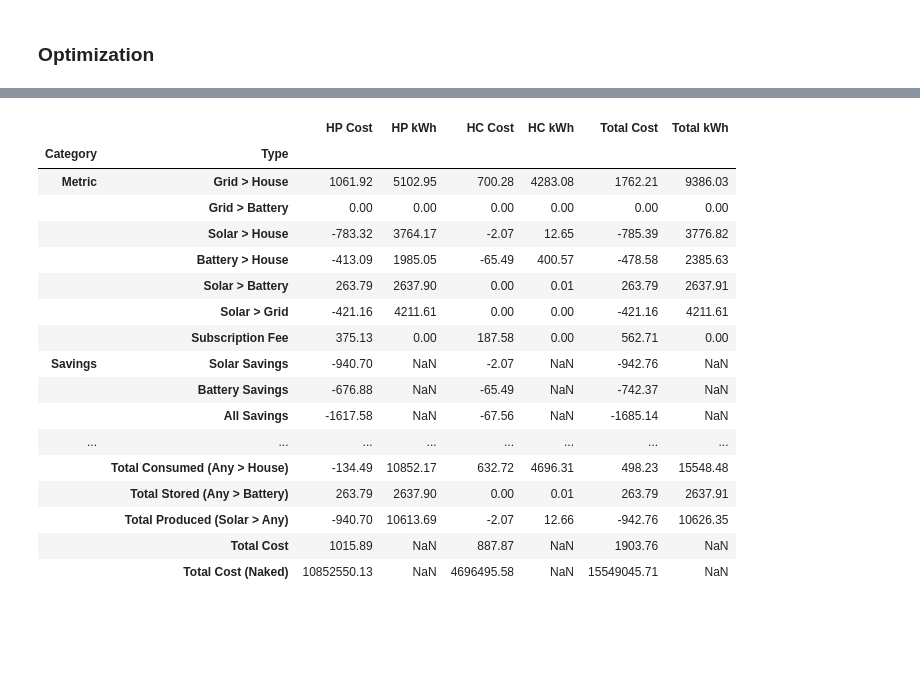
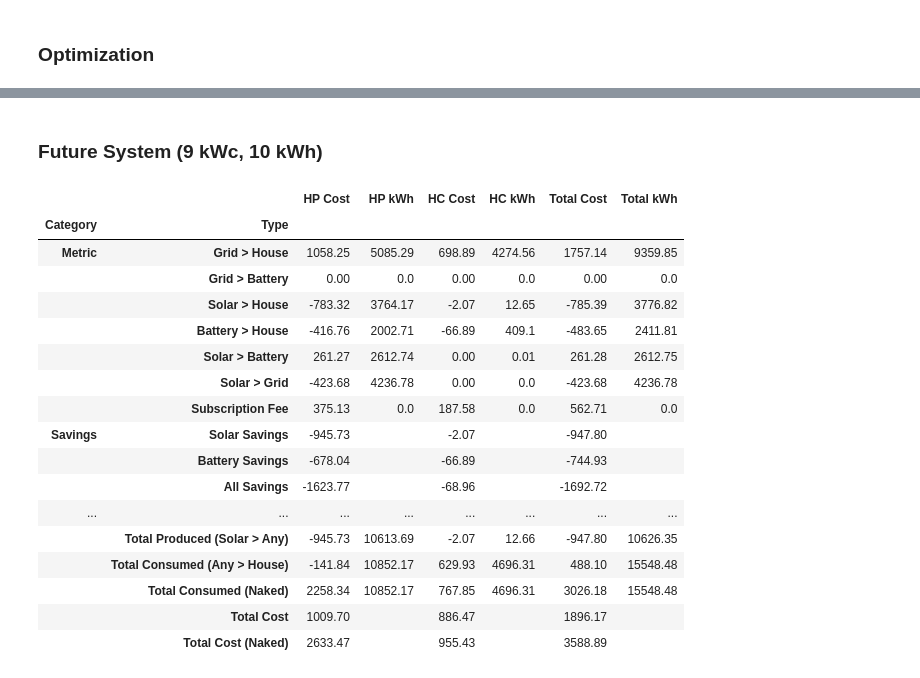
Before and after one commit to braibaud/EnphaseAnalysis, a Jupyter notebook: Report Analysis.ipynb, the cells around one changed output, grey strips where cells are left out. Saved outputs shown, nothing was run; the diff lists cells and outputs as text; code cells hidden in the pictures; blank space fills up the shorter version.

```diff
--- a/Report Analysis.ipynb
+++ b/Report Analysis.ipynb
@@ -1642,3 +1019,6 @@ battery_efficiency_pc = 95
+# %%
+start_date_text = "2024-09-01"
+end_date_text = "2025-08-31"
 # %% [markdown]
 ### Loading Data
 # %%
@@ -1647,19 +1027,20 @@ raw_df = load_and_prepare_data(
     columns_map)
 # %%
 # Define ranges to test
-solar_capacities = [6000.0, 9000.0, 12000.0]
-battery_capacities = [0.0, 10000.0, 15000.0]
+solar_capacities = [6000.0, 9000.0]
+battery_capacities = [0.0, 10000.0]
 # %% [markdown]
 ### Optimization
 # %%
 all_results = []
 detailed_results = []
+raw_data_results = []
 # %%
 index = 0
 
-for enable_hc_charging in [False]:
+for enable_hc_charging in [True, False]:
 
-    results = optimize_capacity_v2(
+    results = optimize_capacity(
         raw_df,
         wh_price_sale_eur,
         wh_price_high_eur,
@@ -1676,15 +1057,14 @@ for enable_hc_charging in [False]:
 
     for result in results:
 
-        df = plot_battery_soc_v2(
+        df = process_battery_data(
             result['data'],
-            "2024-09-01",
-            "2025-08-31",
+            start_date_text,
+            end_date_text,
             wh_price_high_eur,
             wh_price_low_eur,
             wh_price_sale_eur,
-            subscription_monthly_fee_eur,
-            plot_chart=False)
+            subscription_monthly_fee_eur)
 
         all_result = {}
         all_result['HC Charging'] = enable_hc_charging
@@ -1692,11 +1072,13 @@ for enable_hc_charging in [False]:
         all_result['Battery Capacity'] = int(result["battery_capacity"]/1000.0)
         all_result['Solar Savings'] = df.loc[('Savings', 'Solar Savings')]['Total Cost']
         all_result['Battery Savings'] = df.loc[('Savings', 'Battery Savings')]['Total Cost']
+        all_result['Total Savings'] = df.loc[('Savings', 'All Savings')]['Total Cost']
         all_result['Total Cost'] = df.loc[('Total', 'Total Cost')]['Total Cost']
         all_result['index'] = index
 
         all_results.append(all_result)
         detailed_results.append(df)
+        raw_data_results.append(result['data'])
 
         index += 1
 # %%
@@ -1721,0 +1127,2 @@ df_9_10 = detailed_results[int(all_results_df.loc[False, 9, 10]['index'])]
+# %% [markdown]
+### Future System (9 kWc, 10 kWh)
@@ -1722,21 +1132,21 @@ df_9_10 = detailed_results[int(all_results_df.loc[False, 9, 10]['index'])]
 # %%
-df_9_10
+df_9_10.fillna('')
 # %% [output]
 |  |  | HP Cost | HP kWh | HC Cost | HC kWh | Total Cost | Total kWh |
 | Category | Type |  |  |  |  |  |  |
-| Metric | Grid > House | 1061.92 | 5102.95 | 700.28 | 4283.08 | 1762.21 | 9386.03 |
-|  | Grid > Battery | 0.00 | 0.00 | 0.00 | 0.00 | 0.00 | 0.00 |
+| Metric | Grid > House | 1058.25 | 5085.29 | 698.89 | 4274.56 | 1757.14 | 9359.85 |
+|  | Grid > Battery | 0.00 | 0.0 | 0.00 | 0.0 | 0.00 | 0.0 |
 |  | Solar > House | -783.32 | 3764.17 | -2.07 | 12.65 | -785.39 | 3776.82 |
-|  | Battery > House | -413.09 | 1985.05 | -65.49 | 400.57 | -478.58 | 2385.63 |
-|  | Solar > Battery | 263.79 | 2637.90 | 0.00 | 0.01 | 263.79 | 2637.91 |
-|  | Solar > Grid | -421.16 | 4211.61 | 0.00 | 0.00 | -421.16 | 4211.61 |
-|  | Subscription Fee | 375.13 | 0.00 | 187.58 | 0.00 | 562.71 | 0.00 |
-| Savings | Solar Savings | -940.70 | NaN | -2.07 | NaN | -942.76 | NaN |
-|  | Battery Savings | -676.88 | NaN | -65.49 | NaN | -742.37 | NaN |
-|  | All Savings | -1617.58 | NaN | -67.56 | NaN | -1685.14 | NaN |
+|  | Battery > House | -416.76 | 2002.71 | -66.89 | 409.1 | -483.65 | 2411.81 |
+|  | Solar > Battery | 261.27 | 2612.74 | 0.00 | 0.01 | 261.28 | 2612.75 |
+|  | Solar > Grid | -423.68 | 4236.78 | 0.00 | 0.0 | -423.68 | 4236.78 |
+|  | Subscription Fee | 375.13 | 0.0 | 187.58 | 0.0 | 562.71 | 0.0 |
+| Savings | Solar Savings | -945.73 |  | -2.07 |  | -947.80 |  |
+|  | Battery Savings | -678.04 |  | -66.89 |  | -744.93 |  |
+|  | All Savings | -1623.77 |  | -68.96 |  | -1692.72 |  |
 | ... | ... | ... | ... | ... | ... | ... | ... |
-|  | Total Consumed (Any > House) | -134.49 | 10852.17 | 632.72 | 4696.31 | 498.23 | 15548.48 |
-|  | Total Stored (Any > Battery) | 263.79 | 2637.90 | 0.00 | 0.01 | 263.79 | 2637.91 |
-|  | Total Produced (Solar > Any) | -940.70 | 10613.69 | -2.07 | 12.66 | -942.76 | 10626.35 |
-|  | Total Cost | 1015.89 | NaN | 887.87 | NaN | 1903.76 | NaN |
-|  | Total Cost (Naked) | 10852550.13 | NaN | 4696495.58 | NaN | 15549045.71 | NaN |
+|  | Total Produced (Solar > Any) | -945.73 | 10613.69 | -2.07 | 12.66 | -947.80 | 10626.35 |
+|  | Total Consumed (Any > House) | -141.84 | 10852.17 | 629.93 | 4696.31 | 488.10 | 15548.48 |
+|  | Total Consumed (Naked) | 2258.34 | 10852.17 | 767.85 | 4696.31 | 3026.18 | 15548.48 |
+|  | Total Cost | 1009.70 |  | 886.47 |  | 1896.17 |  |
+|  | Total Cost (Naked) | 2633.47 |  | 955.43 |  | 3588.89 |  |
```
Also changed, not shown: parts of 46 cells of this notebook, 2 other files.
